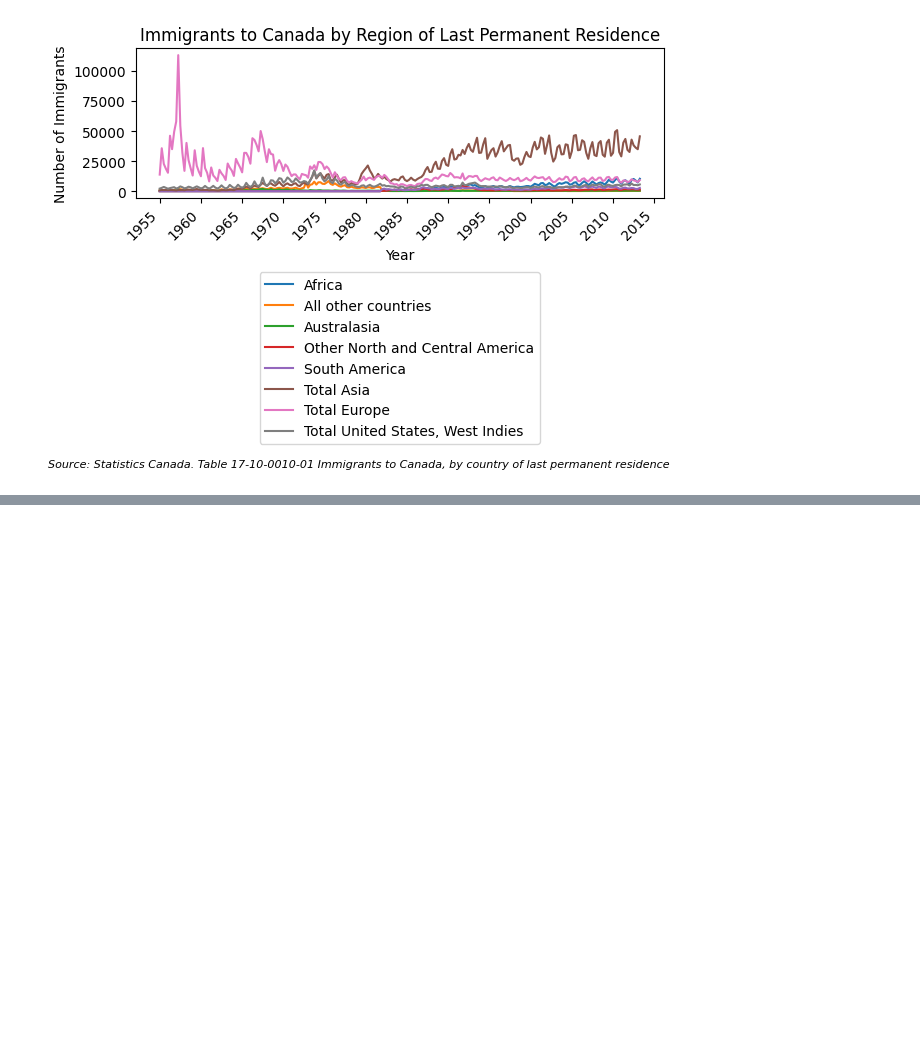
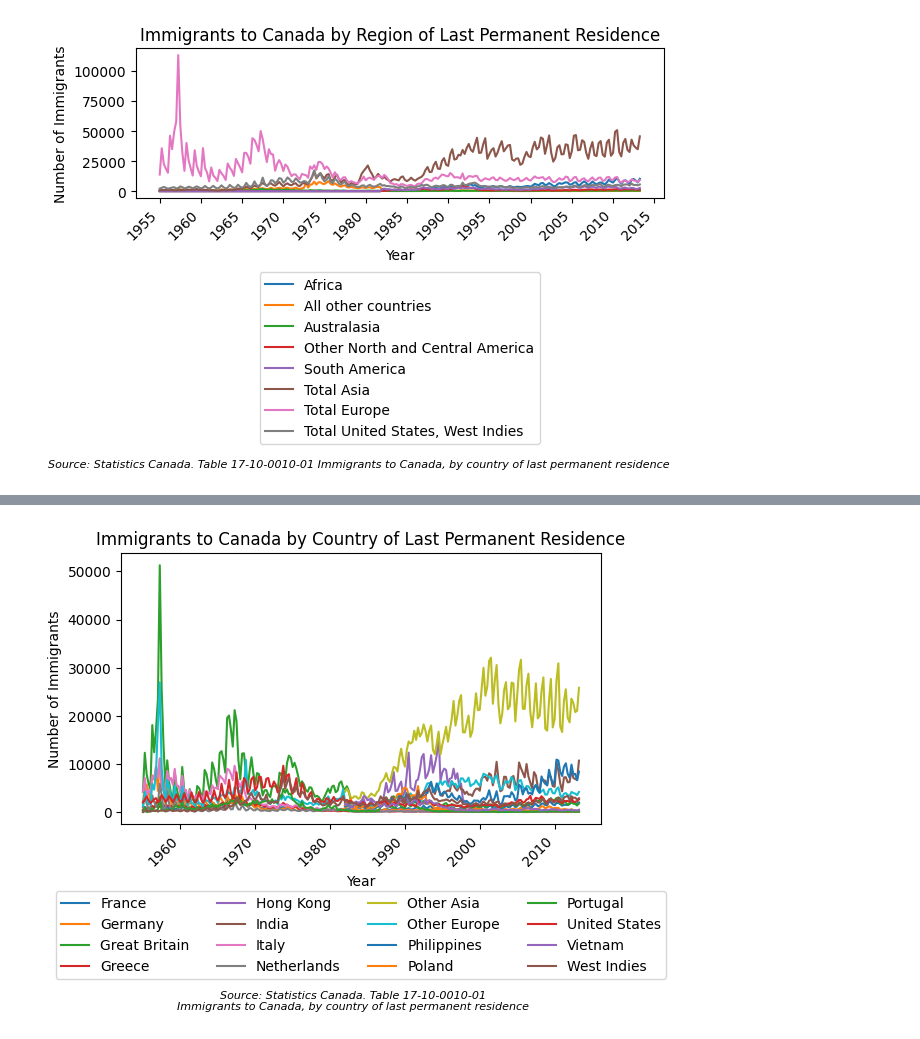
Before and after one commit to yrmo/gcinfo, a Jupyter notebook: immigrants-country-of-origin-1955-2013.ipynb, the cells around one changed output, grey strips where cells are left out. Drawn from its saved outputs; the diff is of its cells as text; code cells hidden in the pictures; blank space fills up the shorter version.

Commit message:
Add immigrants to Canada by country of last permanent residence plot

```diff
--- a/immigrants-country-of-origin-1955-2013.ipynb
+++ b/immigrants-country-of-origin-1955-2013.ipynb
@@ -432,0 +444,3 @@ plt.show()
+# %%
+df_origin_simple_nations = df_origin_simple[~df_origin_simple["Last permanent residence"].isin(main_regions + ["Total immigrants"])]
+df_origin_simple_nations[df_origin_simple_nations["REF_DATE"] == "1955-01"]
@@ -432,0 +494,50 @@ plt.show()
+# %%
+import matplotlib.pyplot as plt
+import pandas as pd
+
+df = df_origin_simple_nations.copy()
+df["REF_DATE"] = pd.to_datetime(df["REF_DATE"])
+
+df_pivot = df.pivot(
+    index="REF_DATE",
+    columns="Last permanent residence",
+    values="VALUE"
+)
+
+fig, ax = plt.subplots()
+
+for country in df_pivot.columns:
+    ax.plot(
+        df_pivot.index,
+        df_pivot[country],
+        linestyle="-",
+        label=country
+    )
+
+ax.set_title("Immigrants to Canada by Country of Last Permanent Residence")
+ax.set_xlabel("Year")
+ax.set_ylabel("Number of Immigrants")
+
+ax.legend(
+    title=None,
+    loc="upper center",
+    bbox_to_anchor=(0.5, -0.22),
+    ncol=4,
+    frameon=True
+)
+
+plt.xticks(rotation=45, ha="right")
+plt.subplots_adjust(bottom=0.3)
+
+plt.figtext(
+    0.5, -0.03,
+    "Source: Statistics Canada. Table 17-10-0010-01\nImmigrants to Canada, by country of last permanent residence",
+    ha="center",
+    fontsize=8,
+    style="italic"
+)
+
+plt.tight_layout()
+plt.show()
+# %% [output]
+[figure, added]
```
Also changed, not shown: parts of 4 cells of this notebook.
